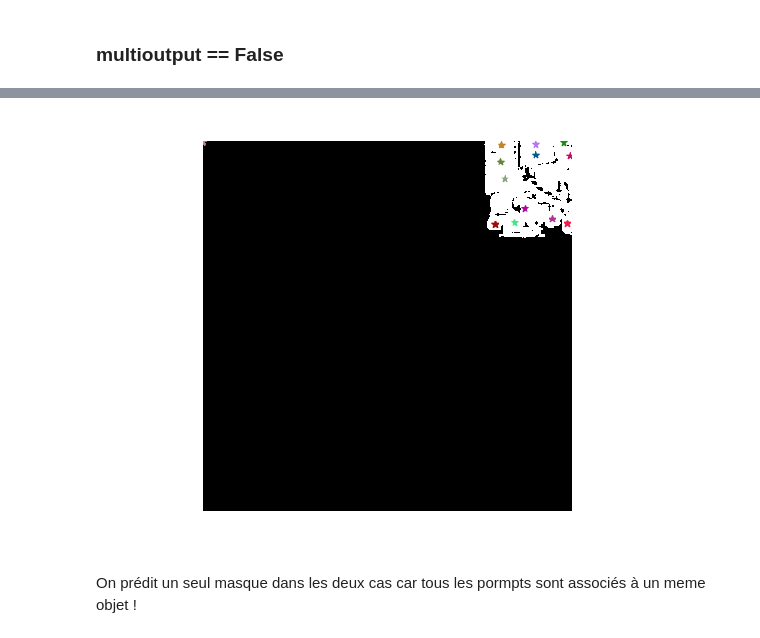
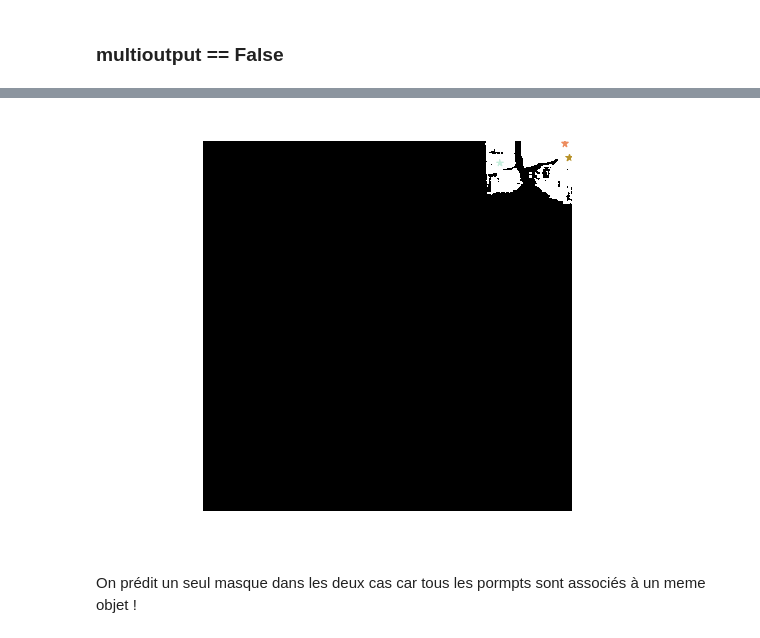
Before and after one commit to brustt/stylo_magique_intership_ign, a Jupyter notebook: notebooks/_debug/review_bisam.ipynb, the cells around one changed output, grey strips where cells are left out. Saved outputs shown, nothing was run; the diff lists cells and outputs as text; code cells hidden in the pictures.

```diff
--- a/notebooks/_debug/review_bisam.ipynb
+++ b/notebooks/_debug/review_bisam.ipynb
@@ -29,8 +49,9 @@ from omegaconf import OmegaConf
 params = {
     "prompt_type": "sample",
     "n_prompt": 1,
+    "n_shape":3,
     "loc": "center",
-    "batch_size": 4,
+    "batch_size": 2,
 }
 ds = BiTemporalDataset(
             name="levir-cd",
@@ -62,7 +65,6 @@ dloader = data.DataLoader(
             batch_size=params.get('batch_size'),
             shuffle=False,
             num_workers=0,
-            collate_fn=collate_align_prompt
         )
 # %%
 batch = next(iter(dloader))
@@ -125,2 +116,4 @@ torch.Size([4, 1, 256, 256])
 # %% [markdown]
 ### multioutput == False
+# %%
+out = bisam2(batch, multimask_output=False)
@@ -137,4 +133,4 @@ torch.Size([4, 1, 1, 1024, 1024])
 # %%
-preds = (preds > 0.).squeeze(1).squeeze(1)
+preds = (preds > 0.).squeeze(1)
 preds.shape
 # %% [output]
@@ -142,11 +142,11 @@ torch.Size([4, 1024, 1024])
 # %%
 idx = 0
-mask = to_numpy(preds[idx], transpose=False)
+mask = preds[idx]
 coord_points = batch["point_coords"][idx]
 mask_pt = get_mask_with_prompt(mask, coord_points)
 show_img(mask_pt)
 # %% [output]
-[figure, old version]
+[figure, new version]
 # %% [markdown]
 On prédit un seul masque dans les deux cas car tous les pormpts sont associés à un meme objet !
 # %%
```
Also changed, not shown: parts of 83 cells of this notebook, 10 other files.
